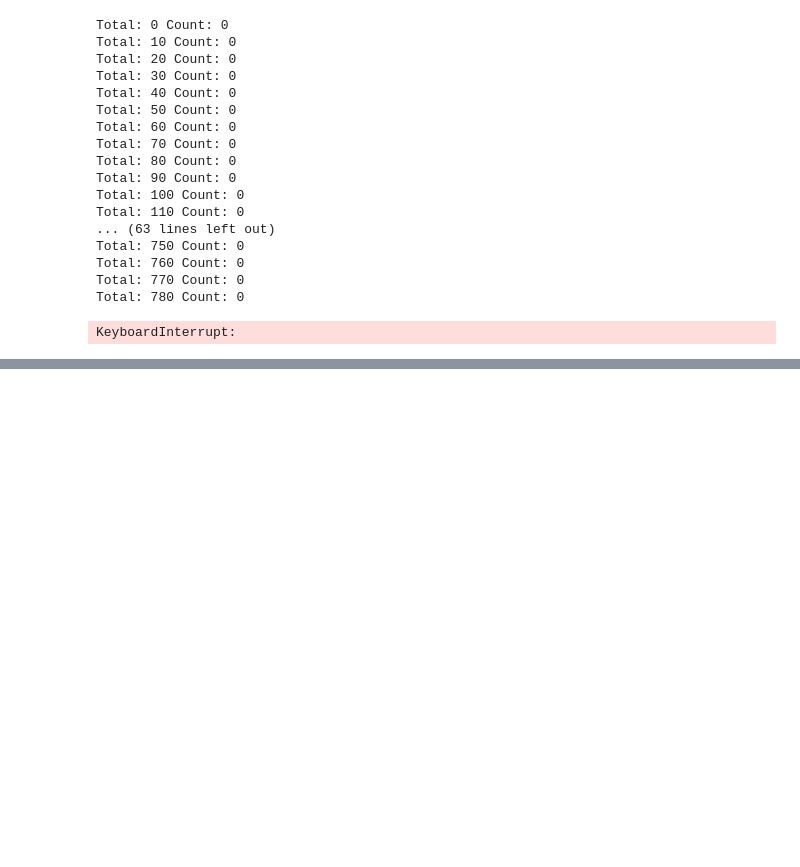
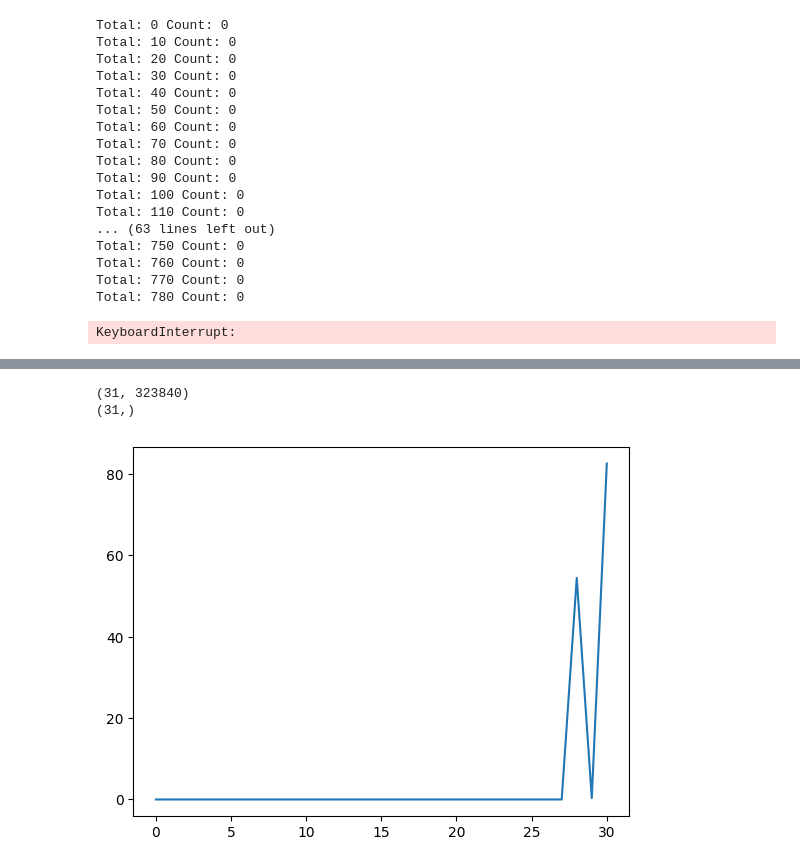
Before and after one commit to gayalkuruppu/NeuroGPT, a Jupyter notebook: Read_data.ipynb, the cells around one changed output, grey strips where cells are left out. Drawn from its saved outputs; the diff is of its cells as text; code cells hidden in the pictures; blank space fills up the shorter version.

Commit message:
Visualize data

```diff
--- a/Read_data.ipynb
+++ b/Read_data.ipynb
@@ -60,3 +60,13 @@ Total: 760 Count: 0
 Total: 770 Count: 0
 Total: 780 Count: 0
 KeyboardInterrupt:
+# %%
+import numpy as np
+import mne
+import matplotlib
+
+data_path = '/data/datasets/timeseries/eeg/scalp/tuh/edf/000/aaaaaaaa/s001_2015_12_30/01_tcp_ar/aaaaaaaa_s001_t000.edf'
+
+raw = mne.io.read_raw_edf(data_path, preload=True, verbose=False)
+print(raw.info)
+print(raw.ch_names)
@@ -62,0 +88,5 @@ KeyboardInterrupt:
+# %%
+# get data only for EEG channels
+raw_eeg = raw.copy().pick('eeg')
+print(raw_eeg.info)
+print(raw_eeg.ch_names)
@@ -62,0 +108,15 @@ KeyboardInterrupt:
+# %%
+# get the mean of the data
+data = raw_eeg.get_data()
+print(data.shape)
+mean_data = np.mean(data, axis=1)
+print(mean_data.shape)
+
+# plot the mean data
+import matplotlib.pyplot as plt
+plt.plot(mean_data)
+plt.show()
+# %% [output]
+(31, 323840)
+(31,)
+[figure, added]
```
Also changed, not shown: parts of 2 cells of this notebook, 4 other files.
